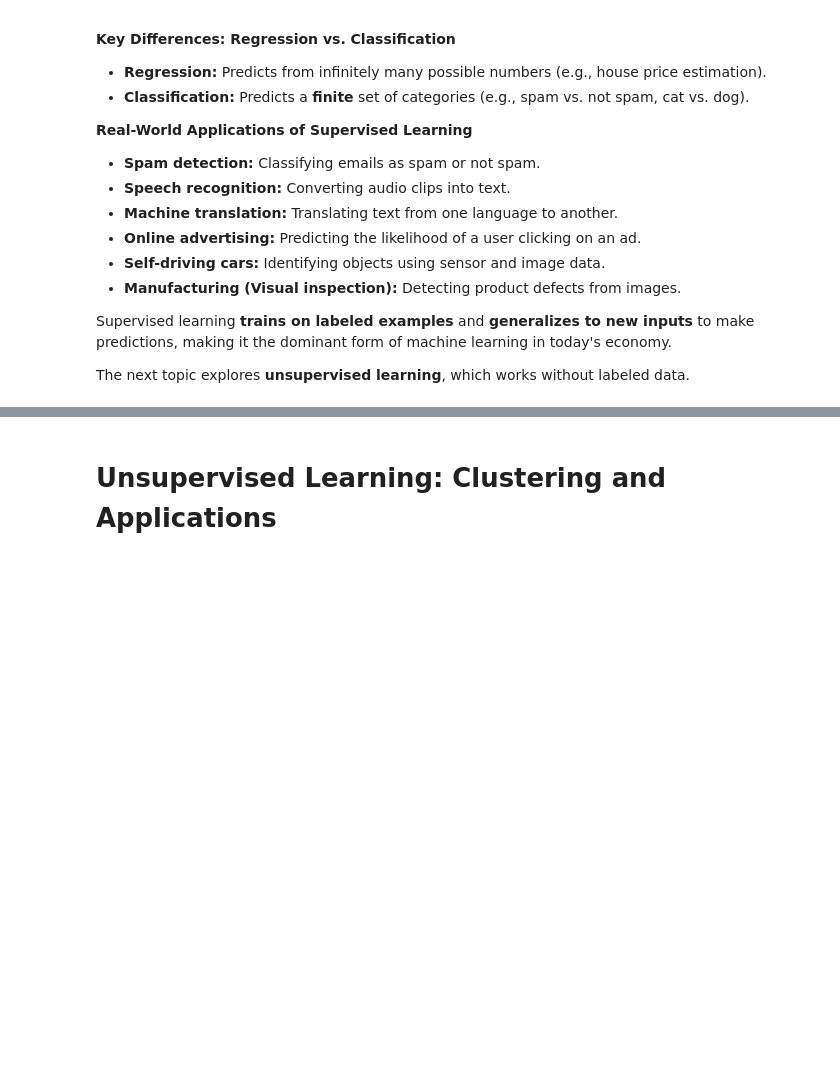
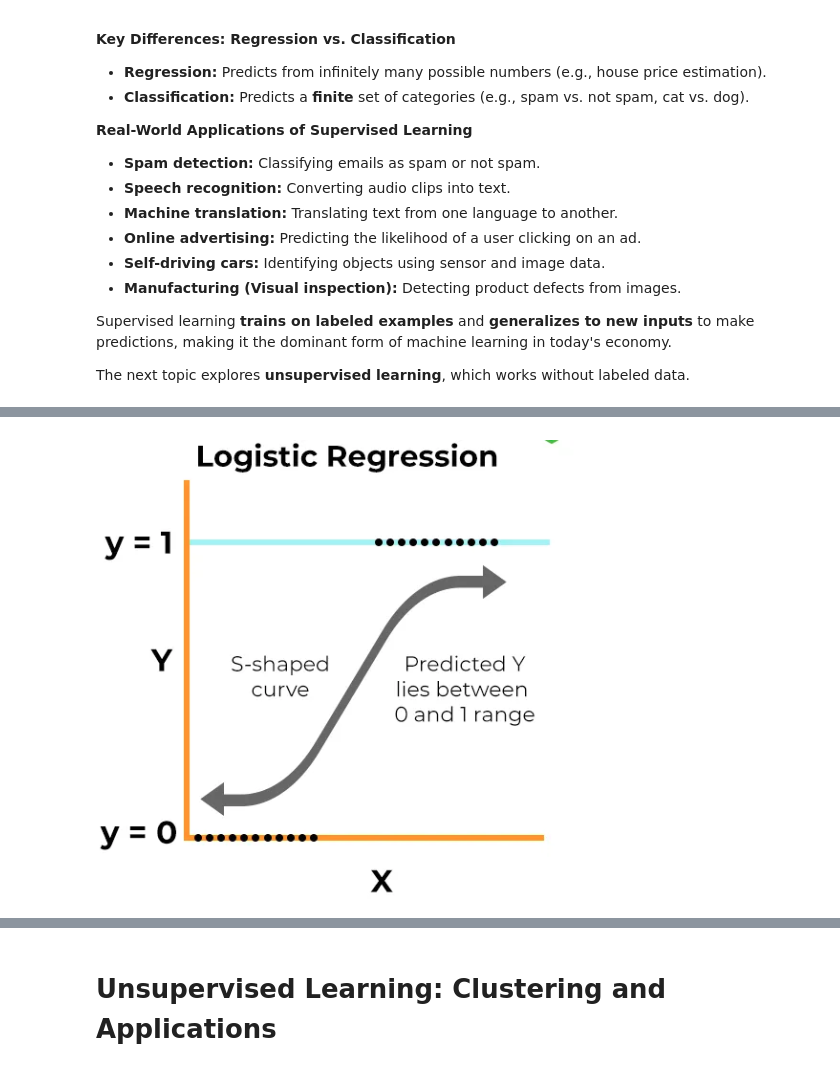
Before and after one commit to KonstantinData/Data-Science-Track, a Jupyter notebook: data-science-track/03-machine-learning/my_notebooks/coursera.ipynb, the cells around one changed output, grey strips where cells are left out. Saved outputs shown, nothing was run; the diff lists cells and outputs as text; code cells hidden in the pictures; blank space fills up the shorter version.

Commit message:
Chore: Updated ML learning notebook

```diff
--- a/data-science-track/03-machine-learning/my_notebooks/coursera.ipynb
+++ b/data-science-track/03-machine-learning/my_notebooks/coursera.ipynb
@@ -110,0 +443,9 @@ The next topic explores **unsupervised learning**, which works without labeled d
+# %%
+from IPython.display import display
+from PIL import Image
+
+img_path = r"D:\Repositories\Git_GitHub\data-science-track\data-science-track\03-machine-learning\resources\images\sigmoind_curve.png"
+image = Image.open(img_path)
+display(image)
+# %% [output]
+[figure, added]
```
Also changed, not shown: parts of 48 cells of this notebook, 4 other files.
